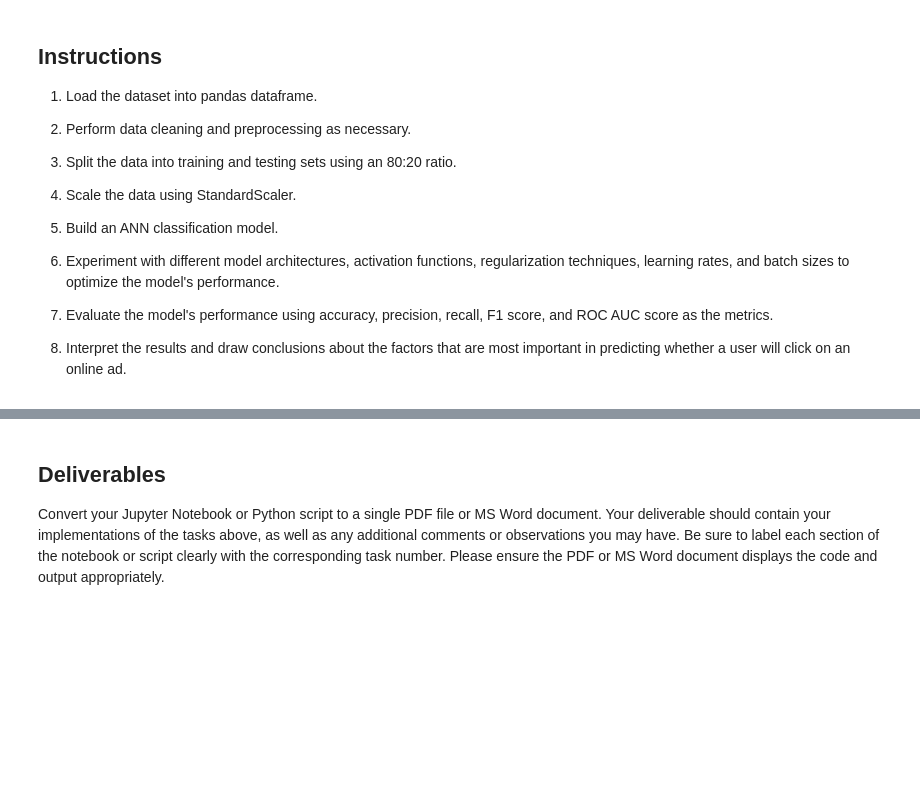
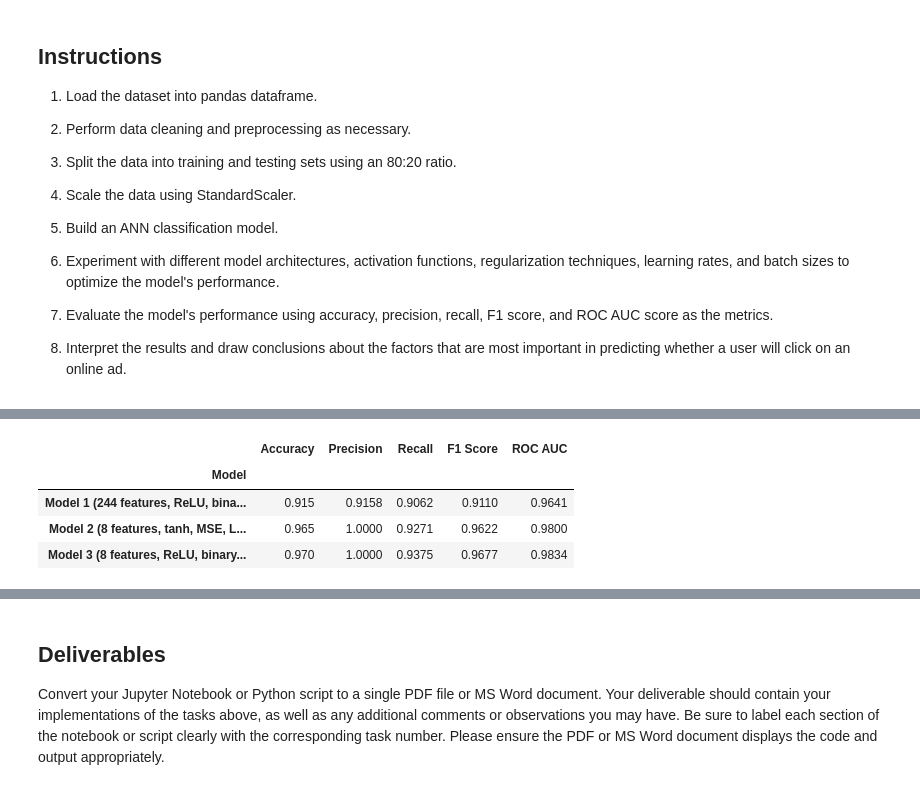
Before and after one commit to Mosizamani/aai_511_assingments, a Jupyter notebook: 2/assignment2.1.ipynb, the cells around one changed output, grey strips where cells are left out. Cells and saved outputs as stored; diff of their text form; code cells hidden in the pictures; blank space fills up the shorter version.

```diff
--- a/2/assignment2.1.ipynb
+++ b/2/assignment2.1.ipynb
@@ -62,4 +465,59 @@ Advertising Dataset
 # %%
 # 7. Evaluate the model's performance using accuracy, precision, recall, F1 score, and ROC AUC score as the metrics.
+
+import numpy as np
+from sklearn.metrics import (
+    accuracy_score,
+    f1_score,
+    precision_score,
+    recall_score,
+    roc_auc_score,
+)
+
+
+def evaluate_model(model, X_test_data, y_true, model_name):
+    y_true = np.array(y_true).ravel()
+    y_prob = model.predict(X_test_data, verbose=0).ravel()
+    y_pred = (y_prob >= 0.5).astype(int)
+
+    return {
+        "Model": model_name,
+        "Accuracy": accuracy_score(y_true, y_pred),
+        "Precision": precision_score(y_true, y_pred),
+        "Recall": recall_score(y_true, y_pred),
+        "F1 Score": f1_score(y_true, y_pred),
+        "ROC AUC": roc_auc_score(y_true, y_prob),
+    }
+
+
+model_results = [
+    evaluate_model(
+        model,
+        X_test,
+        y_test,
+        "Model 1 (244 features, ReLU, binary_crossentropy)",
+    ),
+    evaluate_model(
+        model2,
+        X_test_alt,
+        y_test,
+        "Model 2 (8 features, tanh, MSE, L2, batch=64)",
+    ),
+    evaluate_model(
+        model3,
+        X_test_alt,
+        y_test,
+        "Model 3 (8 features, ReLU, binary_crossentropy, L1, batch=16)",
+    ),
+]
+
+results_df = pd.DataFrame(model_results).set_index("Model")
+results_df.round(4)
+# %% [output]
+|  | Accuracy | Precision | Recall | F1 Score | ROC AUC |
+| Model |  |  |  |  |  |
+| Model 1 (244 features, ReLU, bina... | 0.915 | 0.9158 | 0.9062 | 0.9110 | 0.9641 |
+| Model 2 (8 features, tanh, MSE, L... | 0.965 | 1.0000 | 0.9271 | 0.9622 | 0.9800 |
+| Model 3 (8 features, ReLU, binary... | 0.970 | 1.0000 | 0.9375 | 0.9677 | 0.9834 |
 # %%
 # 8. Interpret the results and draw conclusions about the factors that are most important in predicting whether a user will click on an online ad.
```
Also changed, not shown: parts of 10 cells of this notebook.
